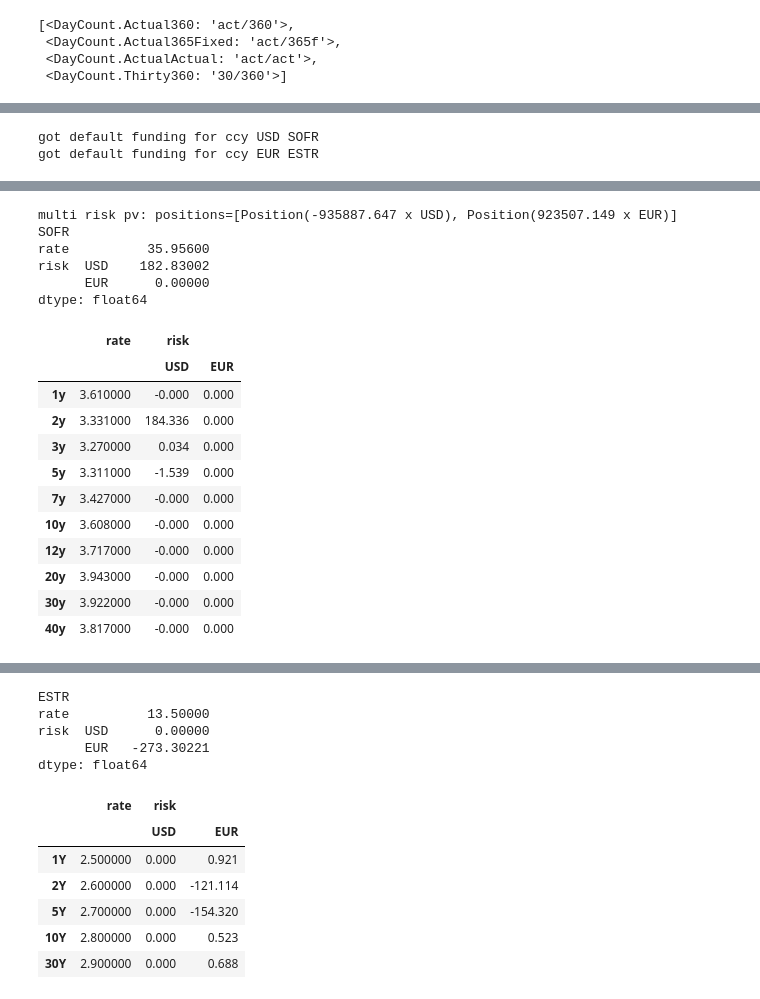
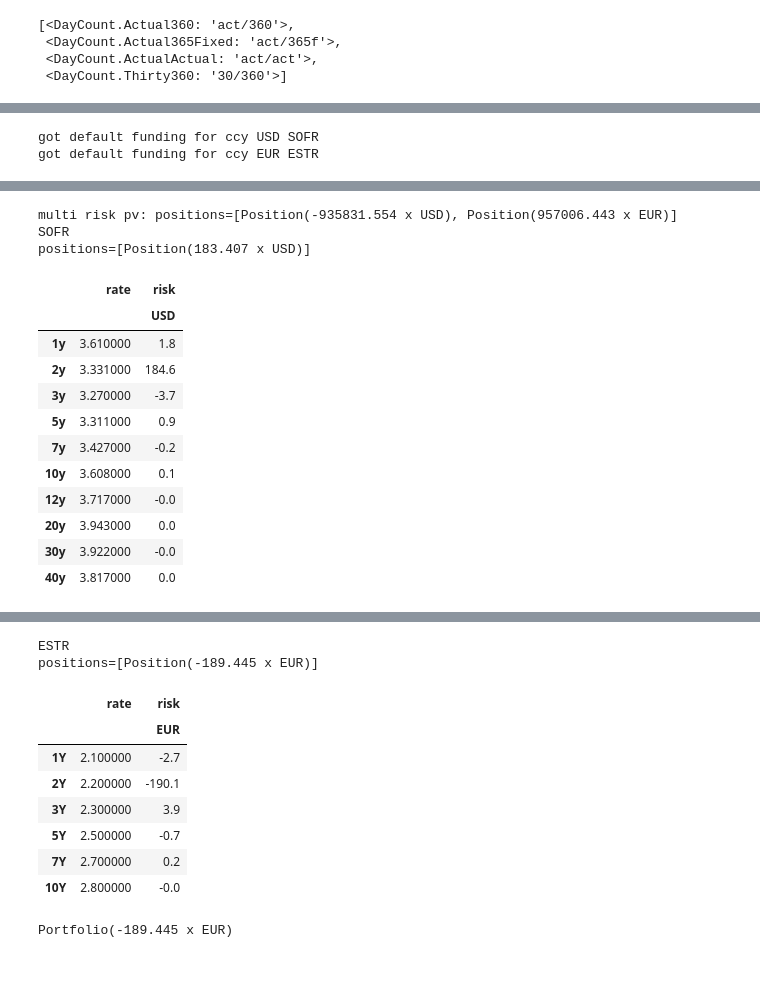
Before and after one commit to alienbrett/financial-security-classes, a Jupyter notebook: fixed_income.ipynb, the cells around one changed output, grey strips where cells are left out. Cells and saved outputs as stored; diff of their text form; code cells hidden in the pictures; blank space fills up the shorter version.

```diff
--- a/fixed_income.ipynb
+++ b/fixed_income.ipynb
@@ -1132,7 +1117,7 @@ fx_swap = fs.Swap(
             acc=fs.AccrualInfo(
                 start=datetime.date(2025,1,1),
                 # end=datetime.date(2026,1,1),
-                end='3y',
+                end='2y',
                 dc=fs.DayCount.Thirty360,
                 freq=0,
                 bdc=fs.BusinessDayConvention.unadjusted,
@@ -1150,9 +1135,9 @@ print('multi risk pv:', multi_risk4.pv)
 for k in multi_risk4.curve.keys():
     print(k)
     as_df = multi_risk4.curve[k].as_df()
-    print(as_df.sum())
+    print(multi_risk4.curve[k].total_risk)
     display(as_df.style.format({
-        ('risk','USD'):'{0:,.3f}',
-        ('risk','EUR'):'{0:,.3f}',
+        ('risk','USD'):'{0:,.1f}',
+        ('risk','EUR'):'{0:,.1f}',
     }))
 # %% [output]
@@ -1184,18 +1168,15 @@ got default funding for ccy EUR ESTR
-multi risk pv: positions=[Position(-935887.647 x USD), Position(923507.149 x EUR)]
+multi risk pv: positions=[Position(-935831.554 x USD), Position(957006.443 x EUR)]
 SOFR
-rate          35.95600
-risk  USD    182.83002
-      EUR      0.00000
-dtype: float64
+positions=[Position(183.407 x USD)]
-|  | rate | risk |  |
-|  |  | USD | EUR |
-| 1y | 3.610000 | -0.000 | 0.000 |
-| 2y | 3.331000 | 184.336 | 0.000 |
-| 3y | 3.270000 | 0.034 | 0.000 |
-| 5y | 3.311000 | -1.539 | 0.000 |
-| 7y | 3.427000 | -0.000 | 0.000 |
-| 10y | 3.608000 | -0.000 | 0.000 |
-| 12y | 3.717000 | -0.000 | 0.000 |
-| 20y | 3.943000 | -0.000 | 0.000 |
-| 30y | 3.922000 | -0.000 | 0.000 |
-| 40y | 3.817000 | -0.000 | 0.000 |
+|  | rate | risk |
+|  |  | USD |
+| 1y | 3.610000 | 1.8 |
+| 2y | 3.331000 | 184.6 |
+| 3y | 3.270000 | -3.7 |
+| 5y | 3.311000 | 0.9 |
+| 7y | 3.427000 | -0.2 |
+| 10y | 3.608000 | 0.1 |
+| 12y | 3.717000 | -0.0 |
+| 20y | 3.943000 | 0.0 |
+| 30y | 3.922000 | -0.0 |
+| 40y | 3.817000 | 0.0 |
@@ -1203,15 +1184,21 @@ dtype: float64
 ESTR
-rate          13.50000
-risk  USD      0.00000
-      EUR   -273.30221
-dtype: float64
+positions=[Position(-189.445 x EUR)]
-|  | rate | risk |  |
-|  |  | USD | EUR |
-| 1Y | 2.500000 | 0.000 | 0.921 |
-| 2Y | 2.600000 | 0.000 | -121.114 |
-| 5Y | 2.700000 | 0.000 | -154.320 |
-| 10Y | 2.800000 | 0.000 | 0.523 |
-| 30Y | 2.900000 | 0.000 | 0.688 |
+|  | rate | risk |
+|  |  | EUR |
+| 1Y | 2.100000 | -2.7 |
+| 2Y | 2.200000 | -190.1 |
+| 3Y | 2.300000 | 3.9 |
+| 5Y | 2.500000 | -0.7 |
+| 7Y | 2.700000 | 0.2 |
+| 10Y | 2.800000 | -0.0 |
+# %%
+import operator
+
+# dir(multi_risk4)
+# reduce(operator.add, list(multi_risk4.curve['ESTR'].risk.values()))
+multi_risk4.curve['ESTR'].total_risk
+# %% [output]
+Portfolio(-189.445 x EUR)
 # %%
 print(type(usd), usd)
 fix_leg1 = fs.Leg(
```
Also changed, not shown: parts of 20 cells of this notebook, 2 other files.
